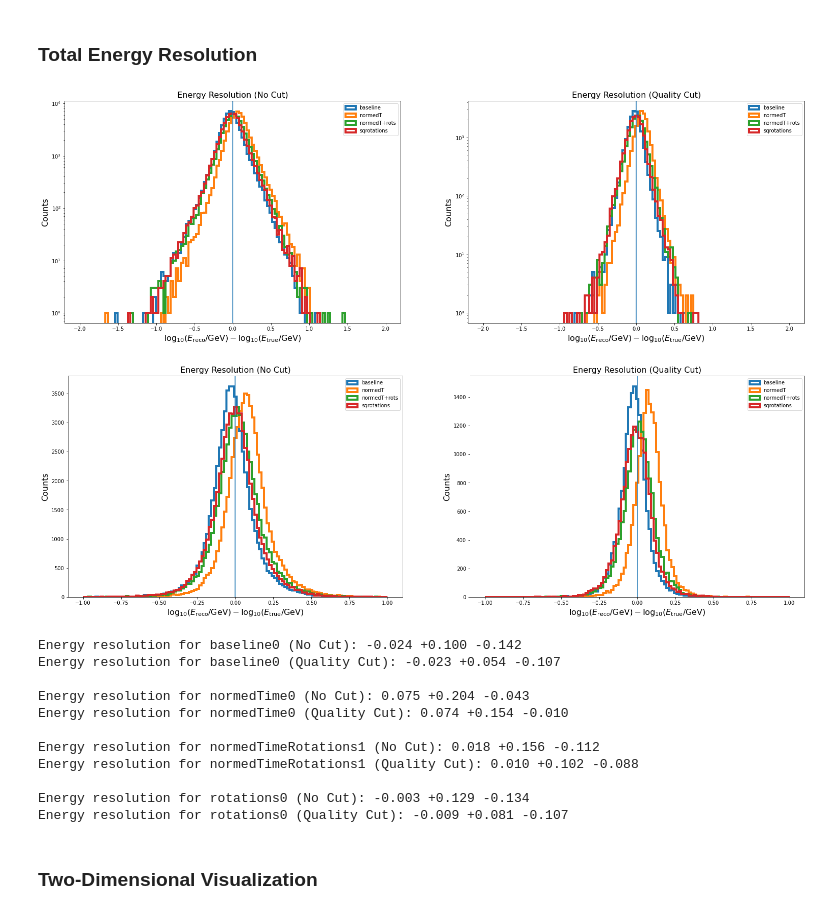
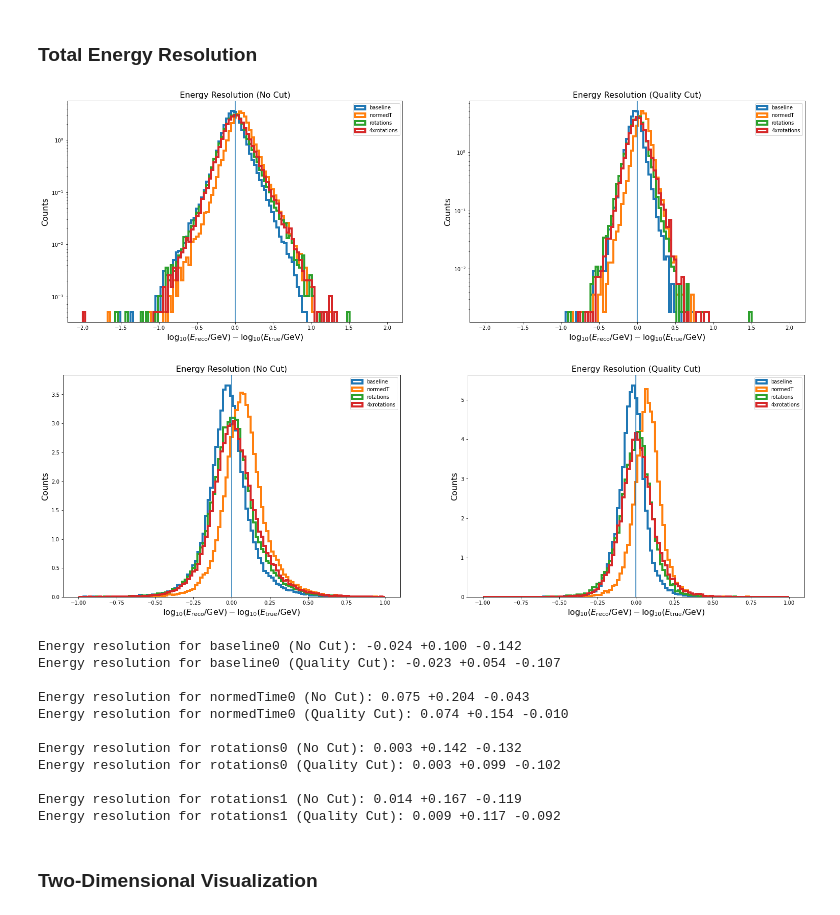
Before and after one commit to fmcnallyi3/icetop-cnn, a Jupyter notebook: base_energy_assessment.ipynb, the cells around one changed output. Cells and saved outputs as stored; diff of their text form; code cells hidden in the pictures.

```diff
--- a/base_energy_assessment.ipynb
+++ b/base_energy_assessment.ipynb
@@ -42,10 +42,10 @@ Models without parameter files: []
 # Keys you want to study
 # Available models will appear above
 
-keyList = [ 'baseline0','normedTime0', 'normedTimeRotations1', 'rotations0']
+keyList = [ 'baseline0','normedTime0','rotations0', 'rotations1']
 # Example: keyList = ['test0', 'test1']
 
-labels = {'baseline0':'baseline','normedTime0':'normedT', 'normedTimeRotations1':'normedT+rots', 'rotations0':'sqrotations'}
+labels = {'baseline0':'baseline','normedTime0':'normedT', 'rotations0':'rotations', 'rotations1':'4xrotations'}
 # Example: labels = {'test0':'label0', 'test1':'label1'}
 
 # Automatic intake of parameters from parameter files
@@ -70,10 +63,10 @@ t_new_normed0 : {'q': None, 't': None, 'normed': True, 'reco': 'plane', 'cosz':
 ## Assessment Data
 # %%
 # Load data, x in four layers (q1, q2, t1, t2) and y as a dictionary with event-level parameters
-xs={}
+data={}
 for key in keyList:
-        x, y = load_preprocessed(simPrefix, 'assessment')
-        xs[key]=[x,y]
+    x, y = load_preprocessed(simPrefix, 'assessment')
+    data[key]=(x,y)
 # %% [output]
 Percentage of events with a NaN: 2.68
 Percentage of events with a NaN: 2.68
@@ -89,9 +75,9 @@ Percentage of events with a NaN: 2.68
 # %%
 # Event-level parameters
 # True values
-th = {}
+th={}
 for key in keyList:
-    theta, phi = xs[key][1]['dir'].transpose()
+    theta, phi = y['dir'].transpose()
     theta = np.pi - theta  # Define 0 degrees as overhead
     th[key]=theta
 # %% [markdown]
@@ -104,6 +90,7 @@ This notebook is designed to compare multiple models for beginners in machine le
 models = {}
 recoE = {}
 energy = {}
+comp = {}
 
 # Calculate reconstructed energies. This can take a bit, but should print out info on each key as it works
 for key in keyList:
@@ -116,13 +103,18 @@ for key in keyList:
     # Note: very sensitive to tensorflow/keras version.
     models[key] = load_model('%s/%s.h5' % (modelPrefix, key)) # Edit file path
 
+    # Switch off rotations for assessment
+    if 'rot' in key:
+        p[key]['rot']=False
+
      # Configure input data
-    x_i = dataPrep(xs[key][0], xs[key][1], **p[key])
-    print(x_i[0].shape)
-    comp = xs[key][1]['comp']
-    energy[key] = xs[key][1]['energy']
-    print(xs[key][1]['energy'].shape)
+    x_i = dataPrep(data[key][0], data[key][1], **p[key])
+    comp[key] = data[key][1]['comp']
+    energy[key] = data[key][1]['energy']
     recoE[key] = models[key].predict([x_i[0], x_i[1]]).flatten()
+    theta, phi = data[key][1]['dir'].transpose()
+    theta = np.pi - theta  # Define 0 degrees as overhead
+    th[key]=theta
     print('Model parameters')
     print(p[key])
 # %% [output]
@@ -161,43 +147,51 @@ ncols, nrows = len(cutNames), len(keyList)
 # %%
 histArgs = {'range':(-2,2), 'bins':121, 'histtype':'step', 'log':True, 'linewidth':4}
 fig, axs = plt.subplots(figsize=(13*ncols, 8), ncols=ncols)
 
 for i, cutName in enumerate(cutNames):
     ax = axs[i]
     for j, key in enumerate(keyList):
-        cut = getCut(cutName, xs[key][0], xs[key][1], p, recoE, key)
-        ax.hist((recoE[key][cut] - energy[key][cut]), label=labels[key], **histArgs)
+        cut = getCut(cutName, data[key][0], data[key][1], p, recoE, key)
+        ax.hist((recoE[key][cut] - energy[key][cut]), label=labels[key], **histArgs, stacked=True, density=True)
     ax.set_title('Energy Resolution (%s)' % cutName, **labelParams)
     ax.set_xlabel(r'$\log_{10}(E_{\mathrm{reco}}/\mathrm{GeV}) - \log_{10}(E_{\mathrm{true}}/\mathrm{GeV})$', **labelParams)
     ax.set_ylabel('Counts', **labelParams)
     ax.legend()
     ax.axvline()
 # %% [output]
-[figure, old version]
+[figure, new version]
 # %%
 # Plot energy resolution
 
 histArgs = {'range':(-1,1), 'bins':121, 'histtype':'step', 'linewidth':4}
 fig, axs = plt.subplots(figsize=(13*ncols, 8), ncols=ncols)
-
+#normalize by dividing the sum of them
+''''sum=0
+for i, cutName in enumerate(cutNames):
+    for j, key in enumerate(keyList):
+        cut = getCut(cutName, data[key][0], data[key][1], p, recoE, key)
+        add=recoE[key][cut] - energy[key][cut]
+        print(add.shape, type(add))
+        sum+=(recoE[key][cut] - energy[key][cut])'''
+#print(sum)
 for i, cutName in enumerate(cutNames):
     ax = axs[i]
     for j, key in enumerate(keyList):
-        cut = getCut(cutName, xs[key][0], xs[key][1], p, recoE, key)
-        ax.hist((recoE[key][cut] - energy[key][cut]), label=labels[key], **histArgs)
+        cut = getCut(cutName, data[key][0], data[key][1], p, recoE, key)
+        ax.hist(((recoE[key][cut] - energy[key][cut])), label=labels[key], **histArgs, stacked=True, density=True)
     ax.set_title('Energy Resolution (%s)' % cutName, **labelParams)
     ax.set_xlabel(r'$\log_{10}(E_{\mathrm{reco}}/\mathrm{GeV}) - \log_{10}(E_{\mathrm{true}}/\mathrm{GeV})$', **labelParams)
     ax.set_ylabel('Counts', **labelParams)
     ax.legend()
     ax.axvline()
 # %% [output]
-[figure, old version]
+[figure, new version]
 # %%
 # Summary parameters
 
 for key in keyList:
     for i, cutName in enumerate(cutNames):
-        cut = getCut(cutName, xs[key][0], xs[key][1], p, recoE, key)
+        cut = getCut(cutName, data[key][0], data[key][1], p, recoE, key)
         median, err_min, err_max = np.percentile(recoE[key][cut] - energy[key][cut], (50,16,84))
         print('Energy resolution for %s (%s): %.03f +%.03f %.03f' % (key, cutName, median, err_max, err_min))
     print()
@@ -208,11 +202,11 @@ Energy resolution for baseline0 (Quality Cut): -0.023 +0.054 -0.107
 Energy resolution for normedTime0 (No Cut): 0.075 +0.204 -0.043
 Energy resolution for normedTime0 (Quality Cut): 0.074 +0.154 -0.010
 
-Energy resolution for normedTimeRotations1 (No Cut): 0.018 +0.156 -0.112
-Energy resolution for normedTimeRotations1 (Quality Cut): 0.010 +0.102 -0.088
+Energy resolution for rotations0 (No Cut): 0.003 +0.142 -0.132
+Energy resolution for rotations0 (Quality Cut): 0.003 +0.099 -0.102
 
-Energy resolution for rotations0 (No Cut): -0.003 +0.129 -0.134
-Energy resolution for rotations0 (Quality Cut): -0.009 +0.081 -0.107
+Energy resolution for rotations1 (No Cut): 0.014 +0.167 -0.119
+Energy resolution for rotations1 (Quality Cut): 0.009 +0.117 -0.092
 # %% [markdown]
 ### Two-Dimensional Visualization
 # %%
```
Also changed, not shown: parts of 9 cells of this notebook, 5 other files.
